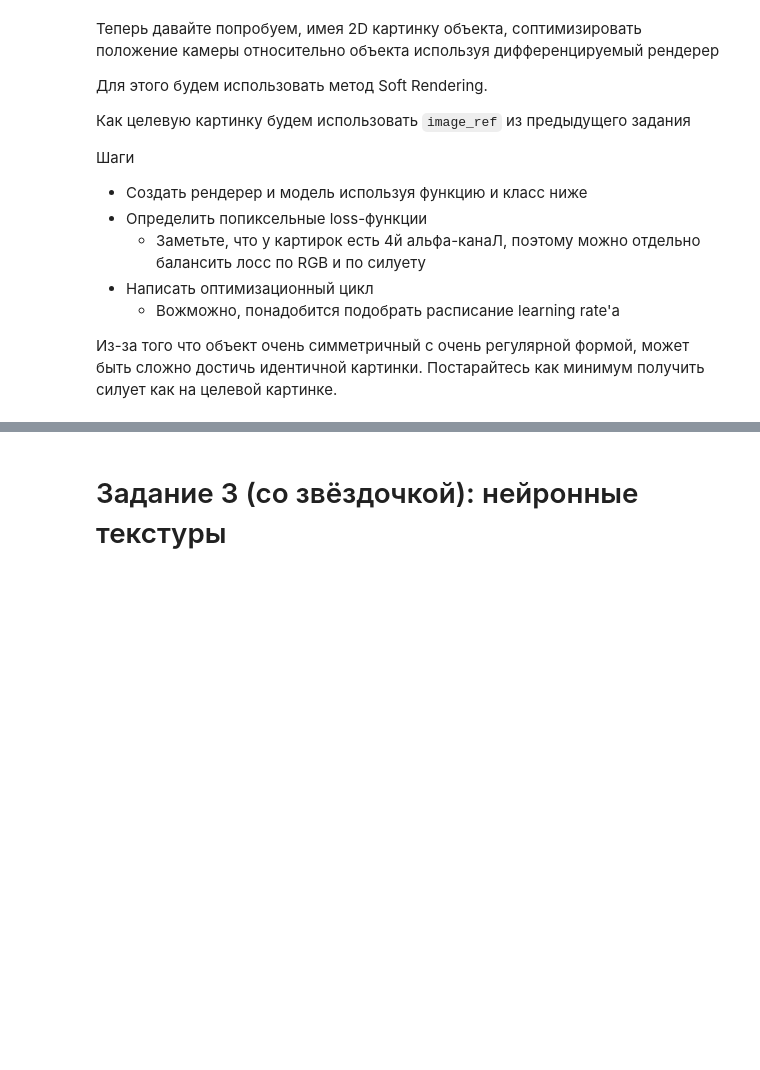
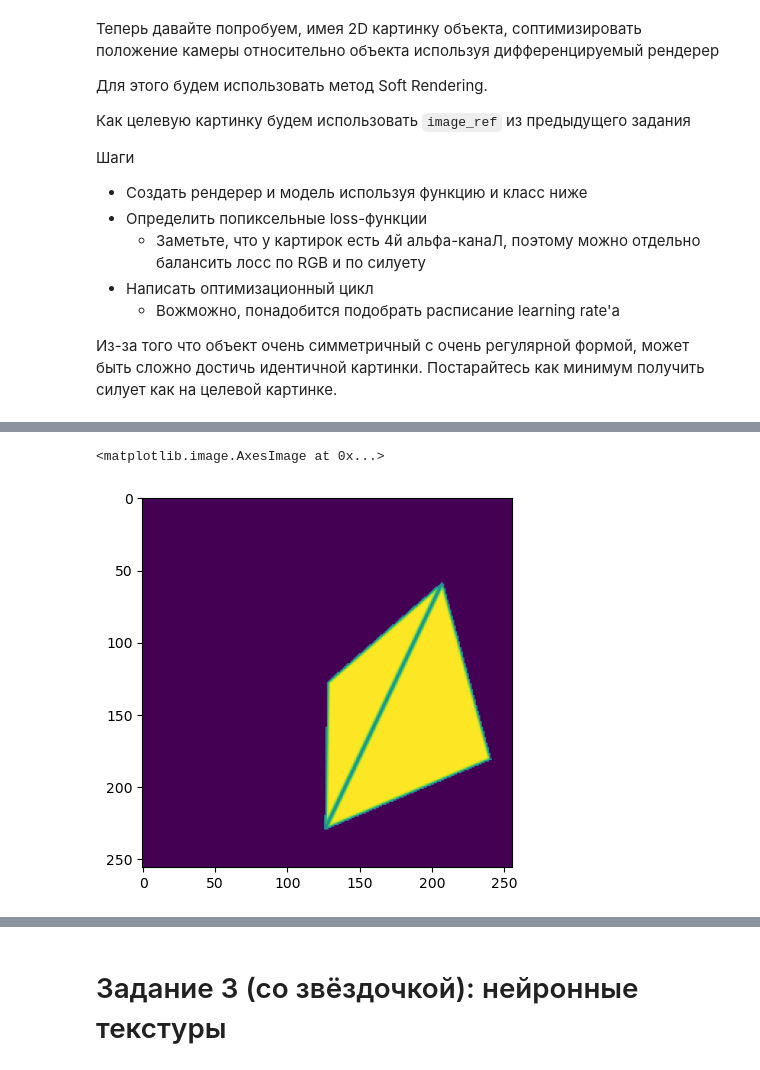
Before and after one commit to EgorOs/differential_rendering_hw, a Jupyter notebook: Rendering/Problems.ipynb, the cells around one changed output, grey strips where cells are left out. Cells and saved outputs as stored; diff of their text form; code cells hidden in the pictures; blank space fills up the shorter version.

```diff
--- a/Rendering/Problems.ipynb
+++ b/Rendering/Problems.ipynb
@@ -275,0 +441,5 @@ class Model(nn.Module):
+# %%
+plt.imshow(image_ref[..., 3].cpu().numpy().squeeze())
+# %% [output]
+<matplotlib.image.AxesImage at 0x...>
+[figure, added]
```
Also changed, not shown: parts of 9 cells of this notebook.
